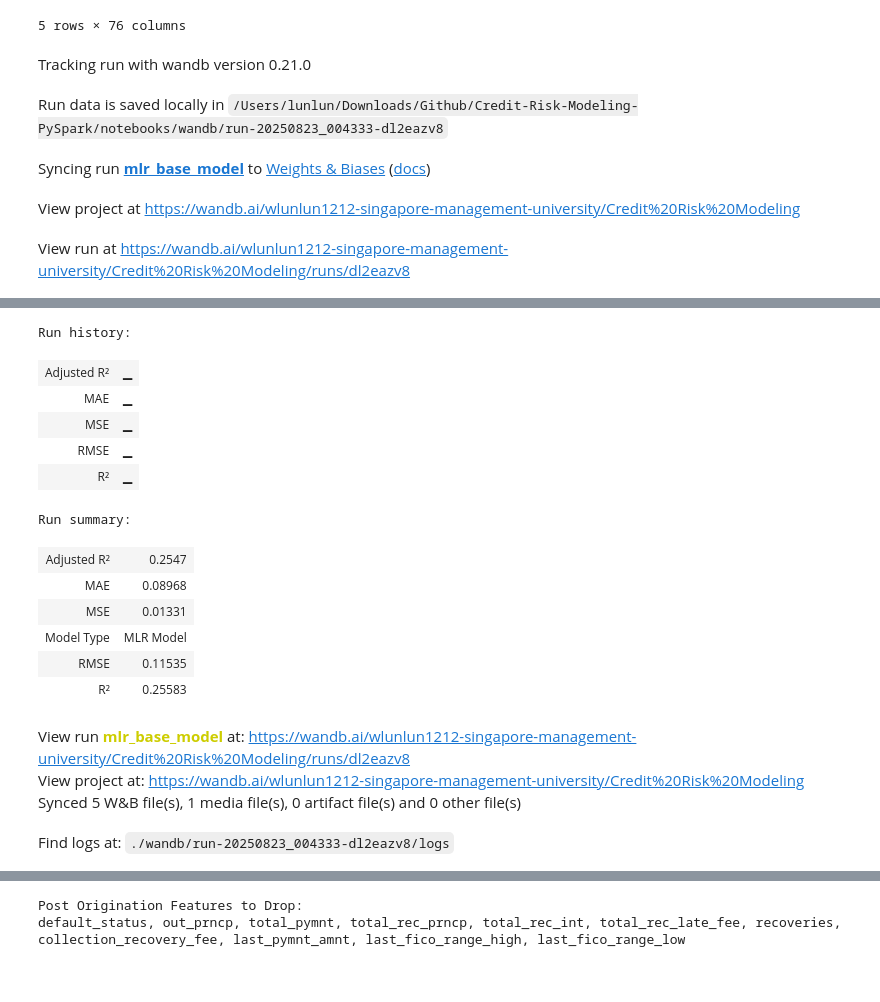
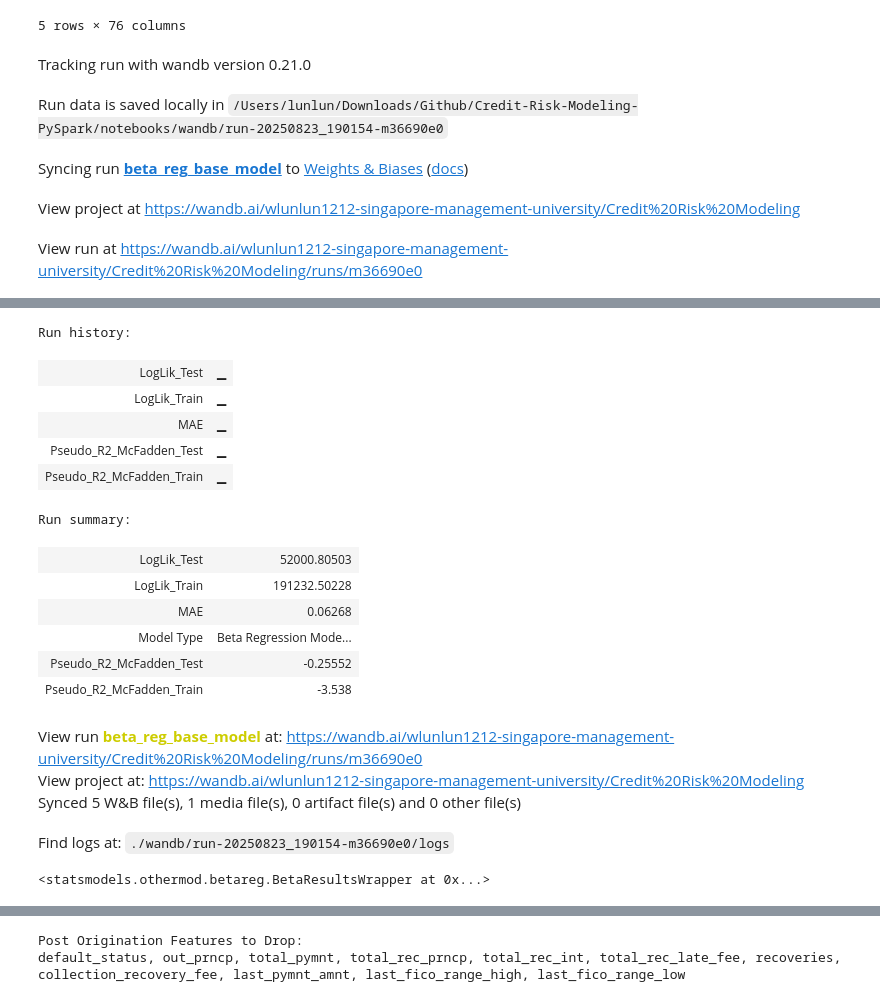
Before and after one commit to luuuneytunes12/Credit-Risk-Modeling-PySpark, a Jupyter notebook: notebooks/05a_ead_modeling.ipynb, the cells around one changed output, grey strips where cells are left out. Cells and saved outputs as stored; diff of their text form; code cells hidden in the pictures.

```diff
--- a/notebooks/05a_ead_modeling.ipynb
+++ b/notebooks/05a_ead_modeling.ipynb
@@ -115,7 +115,7 @@ True
 #  Constants
 # -----------
 NOTEBOOK_RUN_NAME = "EAD Model Building"
-MODEL_NAME = "MLR Model"
+MODEL_NAME = "Beta Regression Model"
 # %%
 # --------------------
 #  Reusable Functions
@@ -518,6 +557,11 @@ df = df.filter(col("funded_amnt") > 0)
 df = df.withColumn(
     "ccf", (col("funded_amnt") - col("total_rec_prncp")) / col("funded_amnt")
 ).withColumn("ccf", when(col("ccf") < 0, 0).otherwise(col("ccf")))
+
+# == For Nudge 0 and 1 CCF slighly inwards ==
+df = df.withColumn(
+    "ccf", ((col("ccf") * (lit(df.count()) - lit(1)) + lit(0.5)) / lit(df.count()))
+)
 # %% [output]
 Total rows: 267,056
 Rows with funded_amnt <= 0 or null: 0 (0.00%)
@@ -552,33 +596,34 @@ train_pdf, test_pdf = train_test_split_oot(pdf)
 5 rows × 76 columns
 # %%
 # == Based on Test Set ==
-run_mlr_model_checkpoint(
-    train_pdf, test_pdf, "mlr_base_model", MODEL_NAME, NOTEBOOK_RUN_NAME
+run_beta_model_checkpoint(
+    train_pdf, test_pdf, "beta_reg_base_model", MODEL_NAME, NOTEBOOK_RUN_NAME
 )
 # %% [output]
 Tracking run with wandb version 0.21.0
-Run data is saved locally in /Users/lunlun/Downloads/Github/Credit-Risk-Modeling-PySpark/notebooks/wandb/run-20250823_004333-dl2eazv8
+Run data is saved locally in /Users/lunlun/Downloads/Github/Credit-Risk-Modeling-PySpark/notebooks/wandb/run-20250823_190154-m36690e0
-Syncing run mlr_base_model to Weights & Biases (docs)
+Syncing run beta_reg_base_model to Weights & Biases (docs)
 View project at https://wandb.ai/wlunlun1212-singapore-management-university/Credit%20Risk%20Modeling
-View run at https://wandb.ai/wlunlun1212-singapore-management-university/Credit%20Risk%20Modeling/runs/dl2eazv8
+View run at https://wandb.ai/wlunlun1212-singapore-management-university/Credit%20Risk%20Modeling/runs/m36690e0
 [interactive output not drawn]
 Run history:
-| Adjusted R² | ▁ |
+| LogLik_Test | ▁ |
+| LogLik_Train | ▁ |
 | MAE | ▁ |
-| MSE | ▁ |
-| RMSE | ▁ |
-| R² | ▁ |
+| Pseudo_R2_McFadden_Test | ▁ |
+| Pseudo_R2_McFadden_Train | ▁ |
 Run summary:
-| Adjusted R² | 0.2547 |
-| MAE | 0.08968 |
-| MSE | 0.01331 |
-| Model Type | MLR Model |
-| RMSE | 0.11535 |
-| R² | 0.25583 |
+| LogLik_Test | 52000.80503 |
+| LogLik_Train | 191232.50228 |
+| MAE | 0.06268 |
+| Model Type | Beta Regression Mode... |
+| Pseudo_R2_McFadden_Test | -0.25552 |
+| Pseudo_R2_McFadden_Train | -3.538 |
-View run mlr_base_model at: https://wandb.ai/wlunlun1212-singapore-management-university/Credit%20Risk%20Modeling/runs/dl2eazv8
+View run beta_reg_base_model at: https://wandb.ai/wlunlun1212-singapore-management-university/Credit%20Risk%20Modeling/runs/m36690e0
 View project at: https://wandb.ai/wlunlun1212-singapore-management-university/Credit%20Risk%20Modeling
 Synced 5 W&B file(s), 1 media file(s), 0 artifact file(s) and 0 other file(s)
-Find logs at: ./wandb/run-20250823_004333-dl2eazv8/logs
+Find logs at: ./wandb/run-20250823_190154-m36690e0/logs
+<statsmodels.othermod.betareg.BetaResultsWrapper at 0x...>
 # %%
 pdf.columns
 # %% [output]
```
Also changed, not shown: parts of 38 cells of this notebook, 3 other files.
